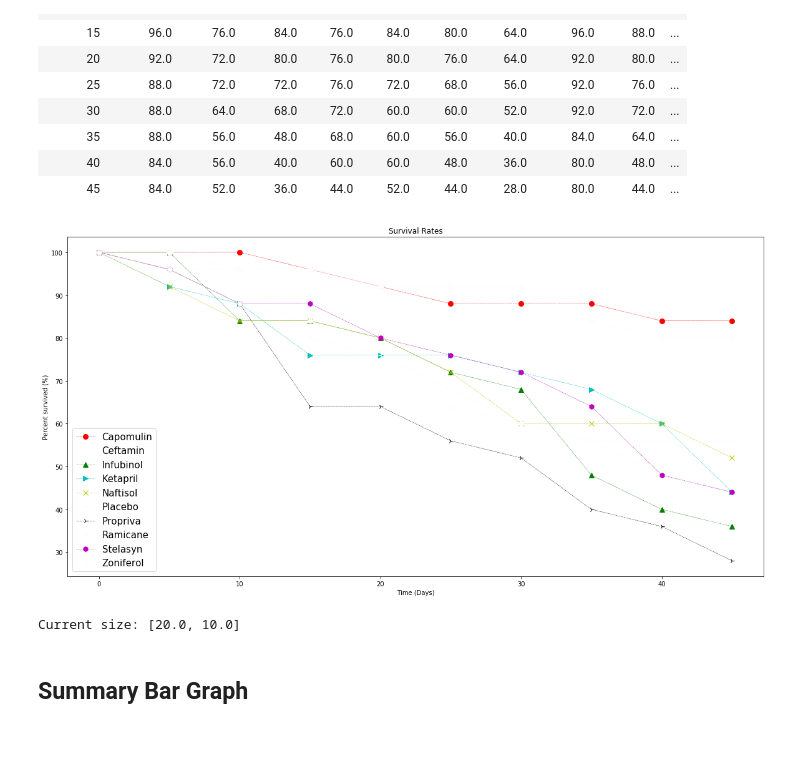
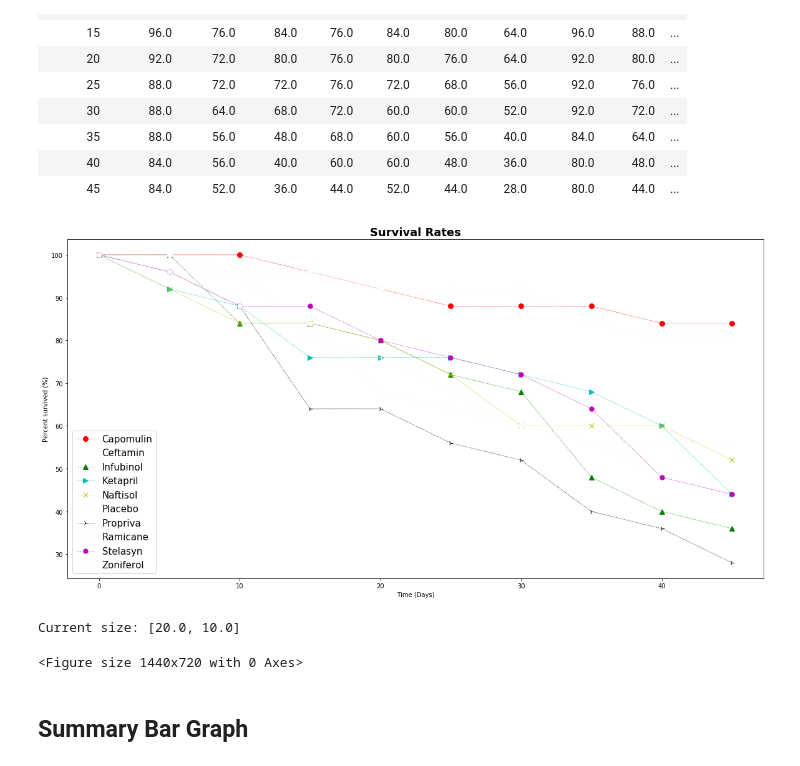
Before and after one commit to kavehamini/matplotlib-challenge, a Jupyter notebook: Pymaceuticals/pymaceuticals_Kaveh.ipynb, the cells around one changed output. Drawn from its saved outputs; the diff is of its cells as text; code cells hidden in the pictures; blank space fills up the shorter version.

```diff
--- a/Pymaceuticals/pymaceuticals_Kaveh.ipynb
+++ b/Pymaceuticals/pymaceuticals_Kaveh.ipynb
@@ -406,36 +408,38 @@ plt.errorbar(mousecountdf.index, mousecountdf['Capomulin'], color='r', marker='o
 plt.errorbar(mousecountdf.index, mousecountdf['Ceftamin'], color='1', marker="v", markersize=8, linestyle='--', linewidth=0.5)
 plt.errorbar(mousecountdf.index, mousecountdf['Infubinol'], color='g', marker='^', markersize=8, linestyle='--', linewidth=0.5)
 plt.errorbar(mousecountdf.index, mousecountdf['Ketapril'], color='c', marker='>', markersize=8, linestyle='--', linewidth=0.5)
 plt.errorbar(mousecountdf.index, mousecountdf['Naftisol'], color='y', marker='x', markersize=8, linestyle='--', linewidth=0.5)
 plt.errorbar(mousecountdf.index, mousecountdf['Placebo'], color='4', marker='3', markersize=8, linestyle='--', linewidth=0.5)
 plt.errorbar(mousecountdf.index, mousecountdf['Propriva'], color='0', marker='4', markersize=8, linestyle='--', linewidth=0.5)
 plt.errorbar(mousecountdf.index, mousecountdf['Ramicane'], color='3', marker='8', markersize=8, linestyle='--', linewidth=0.5)
 plt.errorbar(mousecountdf.index, mousecountdf['Stelasyn'], color='m', marker='h', markersize=8, linestyle='--', linewidth=0.5)
 plt.errorbar(mousecountdf.index, mousecountdf['Zoniferol'], color='2', marker='H', markersize=8, linestyle='--', linewidth=0.5)
 
 x_lim = len(metastaticmeandf.index)
 # Chart title
-plt.title("Survival Rates")
+plt.title("Survival Rates", fontdict = {'fontsize': 18, 'fontweight': 'bold'})
 # x label
 plt.xlabel("Time (Days)")
 # y label
 plt.ylabel("Percent survived (%)")
 # legend
 plt.legend(mousecountdf, loc=3, prop={'size':15})
 
 plt.show()
 fig_size = plt.rcParams["figure.figsize"]
 
 # Prints: [8.0, 6.0]
 print ("Current size:", fig_size)
 
 # Set figure width to 12 and height to 9
 fig_size[0] = 20
 fig_size[1] = 10
 plt.rcParams["figure.figsize"] = fig_size
+plt.savefig('survivalrates.png')
 # %% [output]
-[figure, old version]
+[figure, new version]
 Current size: [20.0, 10.0]
+<Figure size 1440x720 with 0 Axes>
 # %% [markdown]
 ## Summary Bar Graph
 # %%
```
Also changed, not shown: parts of 4 cells of this notebook, 5 other files.
